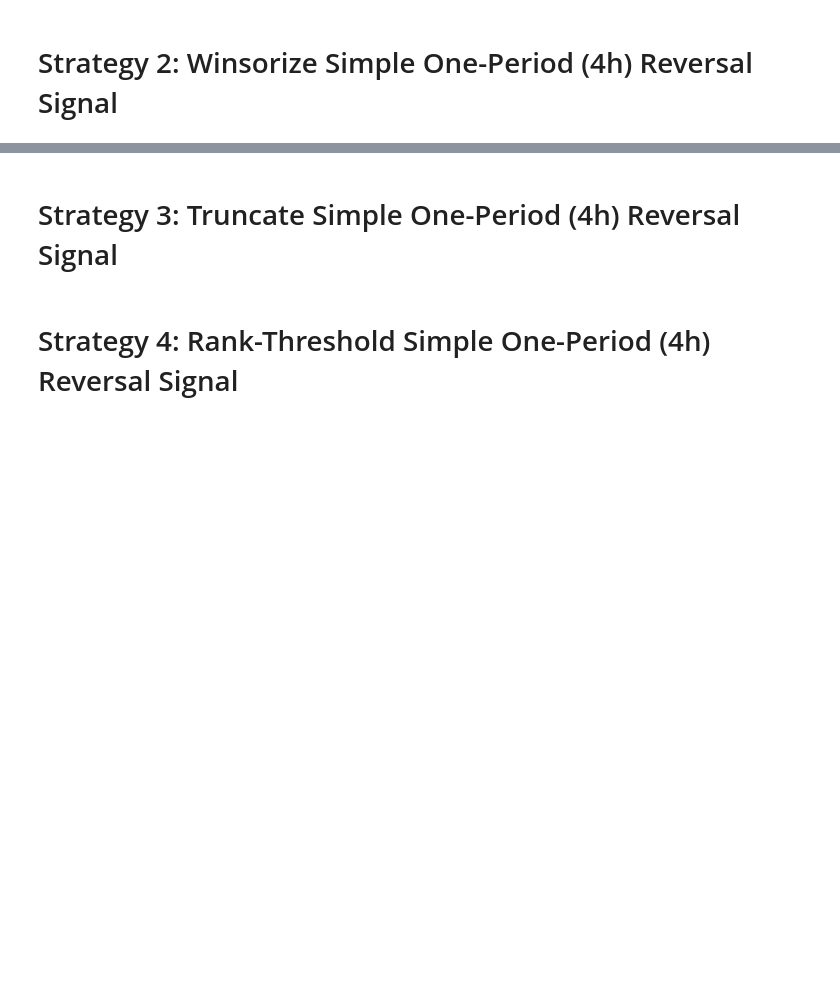
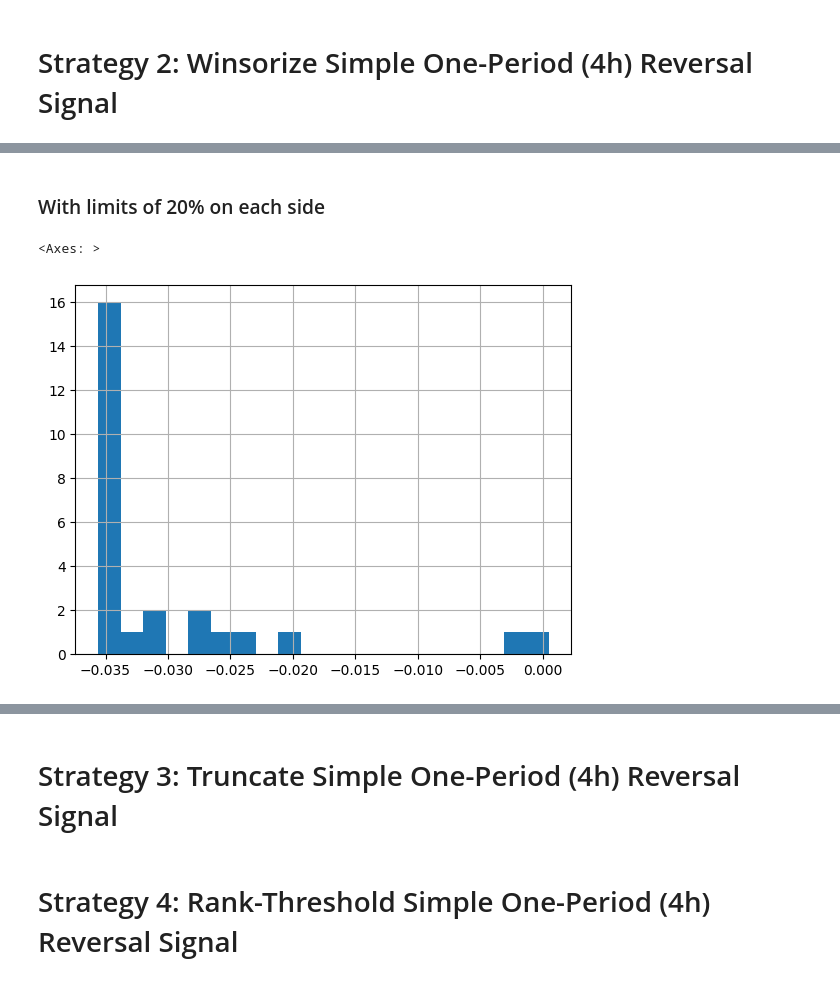
Before and after one commit to wbchristerson/crypto-strategies, a Jupyter notebook: class_project.ipynb, the cells around one changed output, grey strips where cells are left out. Drawn from its saved outputs; the diff is of its cells as text; code cells hidden in the pictures; blank space fills up the shorter version.

```diff
--- a/class_project.ipynb
+++ b/class_project.ipynb
@@ -253,0 +283,9 @@ AttributeError: 'DataFrame' object has no attribute 'dtype'
+# %% [markdown]
+### With limits of 20% on each side
+# %%
+winsorized_signal_20 = get_winsorized_signal(raw_signal, 0.2, 0.2)
+# %%
+winsorized_signal_20.iloc[200].hist(bins=20)
+# %% [output]
+<Axes: >
+[figure, added]
```
Also changed, not shown: parts of 22 cells of this notebook.
